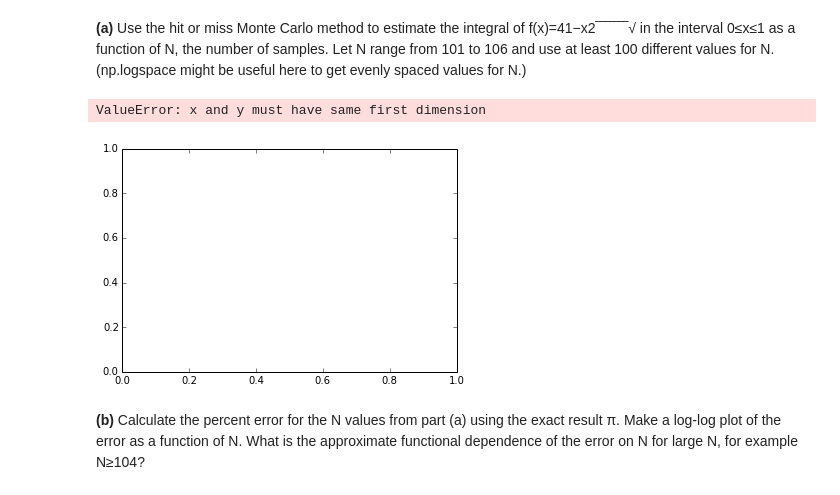
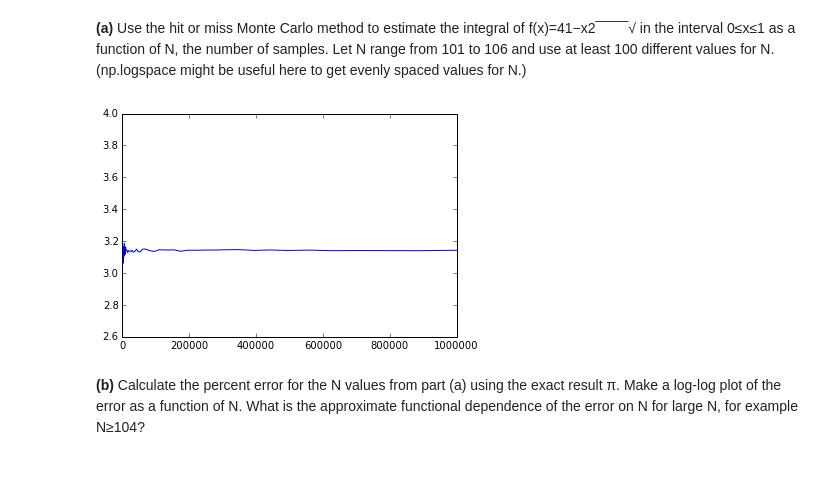
Before and after one commit to kmcombs/PHYS202-S14, a Jupyter notebook: SciPy/MCIntegrationExercises.ipynb, the cells around one changed output. Cells and saved outputs as stored; diff of their text form; code cells hidden in the pictures.

```diff
--- a/SciPy/MCIntegrationExercises.ipynb
+++ b/SciPy/MCIntegrationExercises.ipynb
@@ -130,25 +130,25 @@ I = 4.19764521751  +/- 0.0046330691651
 # %%
 f = lambda x: 4*np.sqrt(1- x**2)
 x = np.arange(0,1.01, 0.01)
 
 xmin = 0.; xmax = 1.
 subx = x[logical_and((x > xmin), (x < xmax))]
 ymax = f(subx).max()
 ymin = 0
 
+N = np.logspace(1, 6, 100)
 I = []
-for N in np.logspace(1, 6, 100):
-    x = (xmax - xmin) * np.random.random_sample(N);
-    y = (ymax - ymin) * np.random.random_sample(N);
+for i in N:
+    x = (xmax - xmin) * np.random.random_sample(i);
+    y = (ymax - ymin) * np.random.random_sample(i);
 
     newmask = y < f(x)
     I.append((xmax - xmin)*(ymax - ymin) * newmask.sum()/newmask.size)
 
 plt.plot(N,I)
 plt.show()
 # %% [output]
-ValueError: x and y must have same first dimension
-[figure, old version]
+[figure, new version]
 # %% [markdown]
 **(b)** Calculate the percent error for the N values from part (a) using the exact result π. Make a log-log plot of the error as a function of N.
 What is the approximate functional dependence of the error on N for large N, for example N≥104?
```
Also changed, not shown: parts of 5 cells of this notebook.
